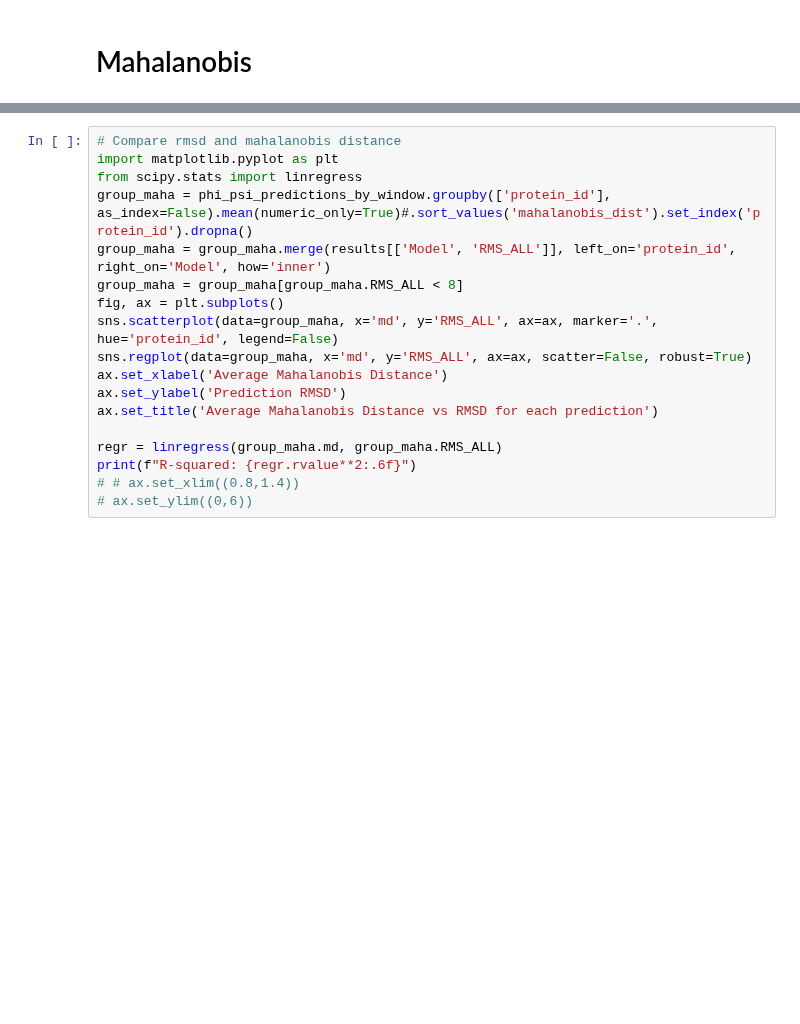
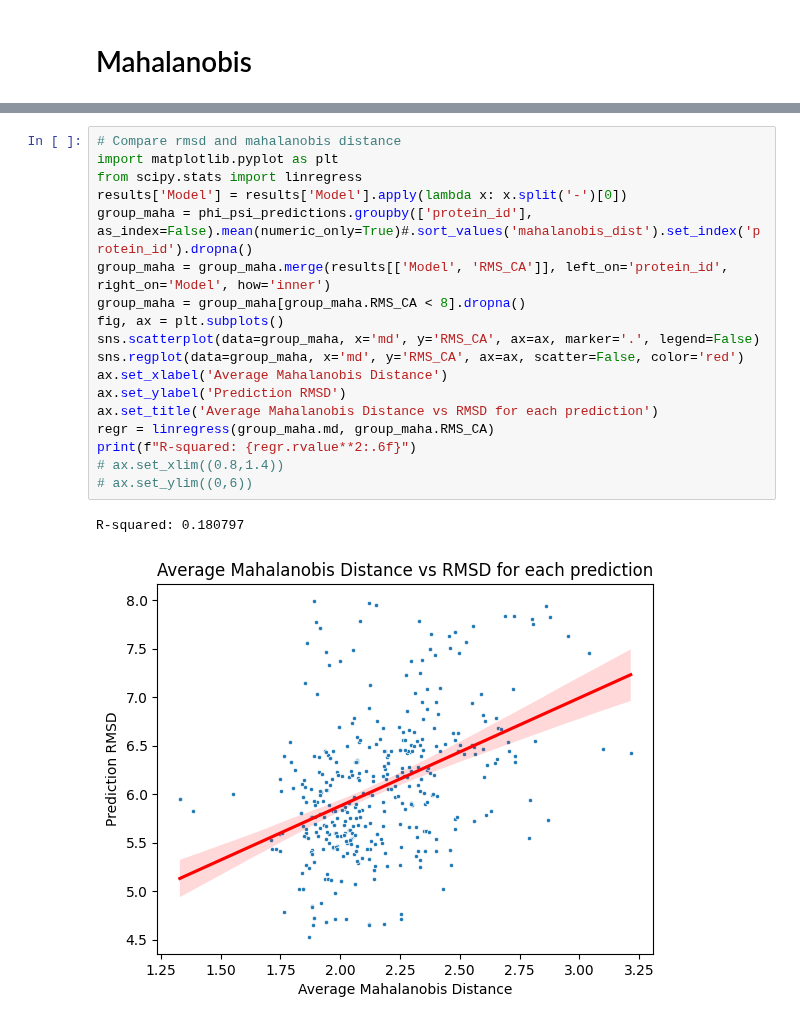
Before and after one commit to Musa-Azeem/protein-dihedral-visualization, a Jupyter notebook: casp.ipynb, the cells around one changed output, grey strips where cells are left out. Saved outputs shown, nothing was run; the diff lists cells and outputs as text; blank space fills up the shorter version.

```diff
--- a/casp.ipynb
+++ b/casp.ipynb
@@ -522,20 +637,23 @@ plt.tight_layout()
 # %%
 # Compare rmsd and mahalanobis distance
 import matplotlib.pyplot as plt
 from scipy.stats import linregress
-group_maha = phi_psi_predictions_by_window.groupby(['protein_id'], as_index=False).mean(numeric_only=True)#.sort_values('mahalanobis_dist').set_index('protein_id').dropna()
-group_maha = group_maha.merge(results[['Model', 'RMS_ALL']], left_on='protein_id', right_on='Model', how='inner')
-group_maha = group_maha[group_maha.RMS_ALL < 8]
+results['Model'] = results['Model'].apply(lambda x: x.split('-')[0])
+group_maha = phi_psi_predictions.groupby(['protein_id'], as_index=False).mean(numeric_only=True)#.sort_values('mahalanobis_dist').set_index('protein_id').dropna()
+group_maha = group_maha.merge(results[['Model', 'RMS_CA']], left_on='protein_id', right_on='Model', how='inner')
+group_maha = group_maha[group_maha.RMS_CA < 8].dropna()
 fig, ax = plt.subplots()
-sns.scatterplot(data=group_maha, x='md', y='RMS_ALL', ax=ax, marker='.', hue='protein_id', legend=False)
-sns.regplot(data=group_maha, x='md', y='RMS_ALL', ax=ax, scatter=False, robust=True)
+sns.scatterplot(data=group_maha, x='md', y='RMS_CA', ax=ax, marker='.', legend=False)
+sns.regplot(data=group_maha, x='md', y='RMS_CA', ax=ax, scatter=False, color='red')
 ax.set_xlabel('Average Mahalanobis Distance')
 ax.set_ylabel('Prediction RMSD')
 ax.set_title('Average Mahalanobis Distance vs RMSD for each prediction')
-
-regr = linregress(group_maha.md, group_maha.RMS_ALL)
+regr = linregress(group_maha.md, group_maha.RMS_CA)
 print(f"R-squared: {regr.rvalue**2:.6f}")
-# # ax.set_xlim((0.8,1.4))
+# ax.set_xlim((0.8,1.4))
 # ax.set_ylim((0,6))
+# %% [output]
+R-squared: 0.180797
+[figure, added]
 # %%
 # plot dists with highest mahalanobis distance for alphafold
```
Also changed, not shown: parts of 28 cells of this notebook.
